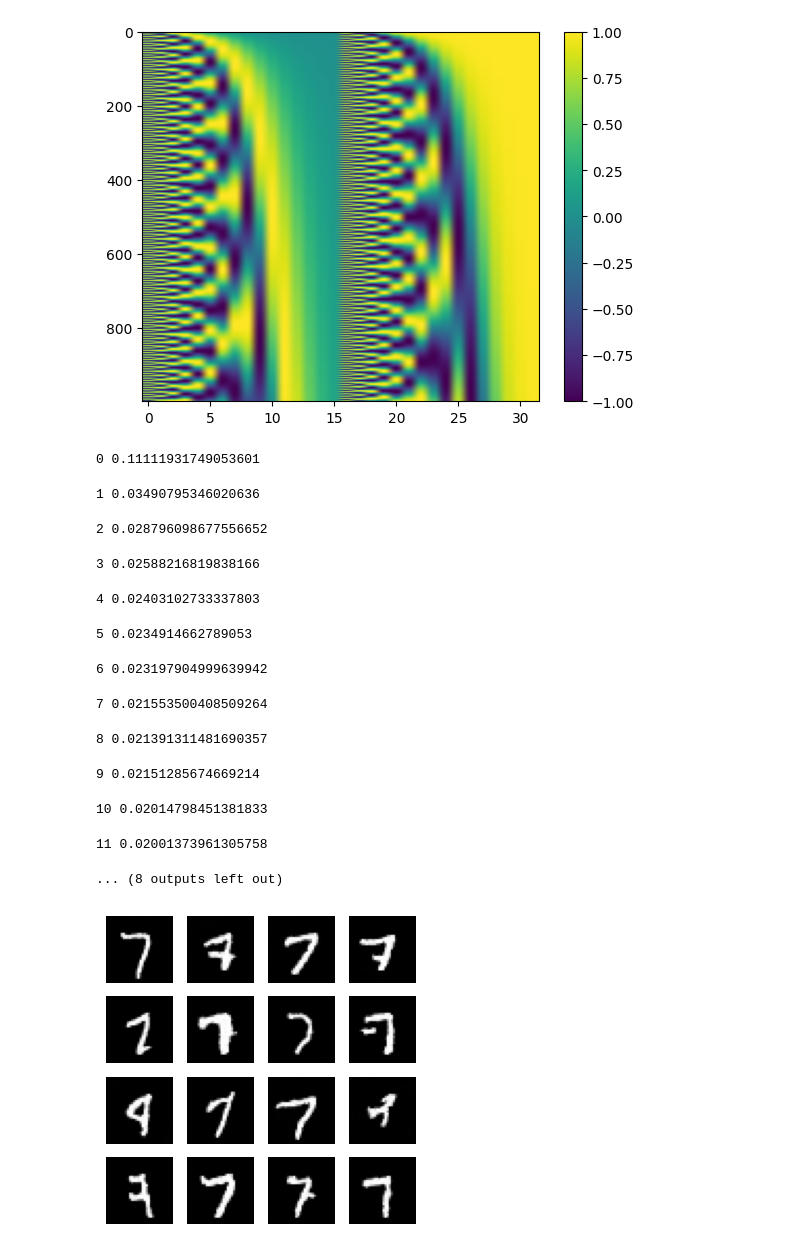
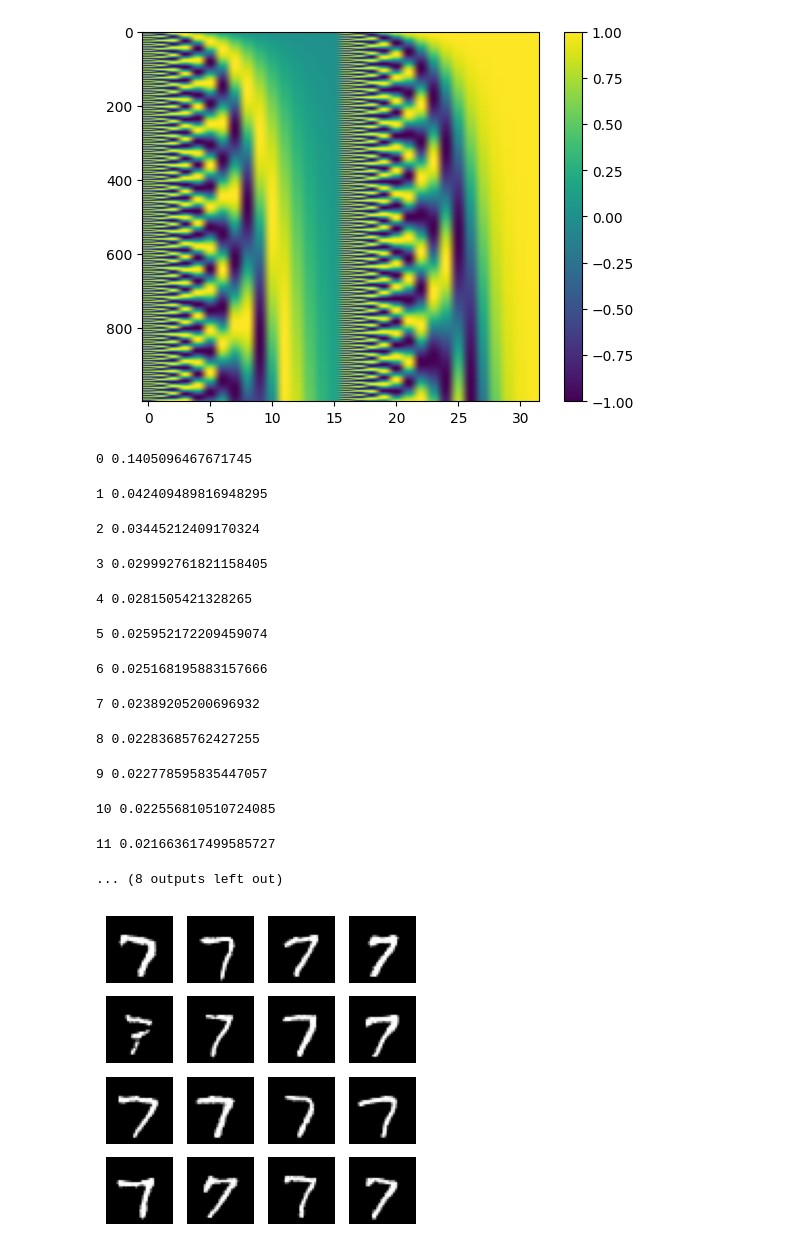
Before and after one commit to abrandonwang/text-to-sound, a Jupyter notebook: ddpm-mnist.ipynb, the cells around one changed output. Drawn from its saved outputs; the diff is of its cells as text; code cells hidden in the pictures.

Commit message:
Kaggle Notebook | ddpm-mnist | add classifier-free guidance

```diff
--- a/ddpm-mnist.ipynb
+++ b/ddpm-mnist.ipynb
@@ -137,7 +137,7 @@ class Block(nn.Module):
 class UNet(nn.Module):
     def __init__(self):
         super().__init__()
-        self.label_emb = nn.Embedding(10, 32)
+        self.label_emb = nn.Embedding(11, 32)
         self.block1 = Block(1, 32)
         self.down1 = nn.Conv2d(32, 32, kernel_size = 3, stride = 2, padding = 1)
         self.block2 = Block(32, 64)
@@ -170,6 +170,8 @@ for epoch in range(EPOCHS):
     for x, y in tqdm(loader):
         x0 = x.to(device)
         y = y.to(device)
+        mask = torch.rand(y.shape[0], device = device) < 0.1
+        y[mask] = 10
         t = torch.randint(0, T, (x0.shape[0],), device = device)
         noisy, noise = add_noise(x0, t)
         pred = model(noisy, t, y)
@@ -179,41 +181,44 @@ for epoch in range(EPOCHS):
         opt.step()
         total = total + loss.item()
     print(epoch, total / len(loader))
-torch.save(model.state_dict(), "/kaggle/working/unet_mnist_cond.pt")
+torch.save(model.state_dict(), "/kaggle/working/unet_mnist_cfg.pt")
 # %% [output]
-0 0.11111931749053601
+0 0.1405096467671745
-1 0.03490795346020636
+1 0.042409489816948295
-2 0.028796098677556652
+2 0.03445212409170324
-3 0.02588216819838166
+3 0.029992761821158405
-4 0.02403102733337803
+4 0.0281505421328265
-5 0.0234914662789053
+5 0.025952172209459074
-6 0.023197904999639942
+6 0.025168195883157666
-7 0.021553500408509264
+7 0.02389205200696932
-8 0.021391311481690357
+8 0.02283685762427255
-9 0.02151285674669214
+9 0.022778595835447057
-10 0.02014798451381833
+10 0.022556810510724085
-11 0.02001373961305758
+11 0.021663617499585727
 ... (8 outputs left out)
 # %%
 with torch.no_grad():
     model.eval()
     x = torch.randn(16, 1, 32, 32, device = device)
     y = torch.full((16,), 7, device = device)
     for t in range(999, -1, -1):
         t_batch = torch.full((16,), t, device = device)
-        eps = model(x, t_batch, y)
+        eps_none = model(x, t_batch, torch.full((16,), 10, device = device))
+        eps_label = model(x, t_batch, y)
+        w = 3
+        eps = eps_none + w * (eps_label - eps_none)
         mean = (1 / torch.sqrt(alphas[t])) * (x - (betas[t] / torch.sqrt(1 - alpha_bar[t])) * eps)
         if t > 0:
             x = mean + torch.sqrt(betas[t]) * torch.randn_like(x)
         else:
             x = mean
 
 x = x.clamp(-1, 1).cpu()
 
 fig, axes = plt.subplots(4, 4, figsize = (4, 4))
 for i, ax in enumerate(axes.flat):
     ax.imshow(x[i].squeeze(), cmap = "gray")
     ax.axis("off")
 plt.show()
 # %% [output]
-[figure, old version]
+[figure, new version]
```
Also changed, not shown: parts of 3 cells of this notebook.
